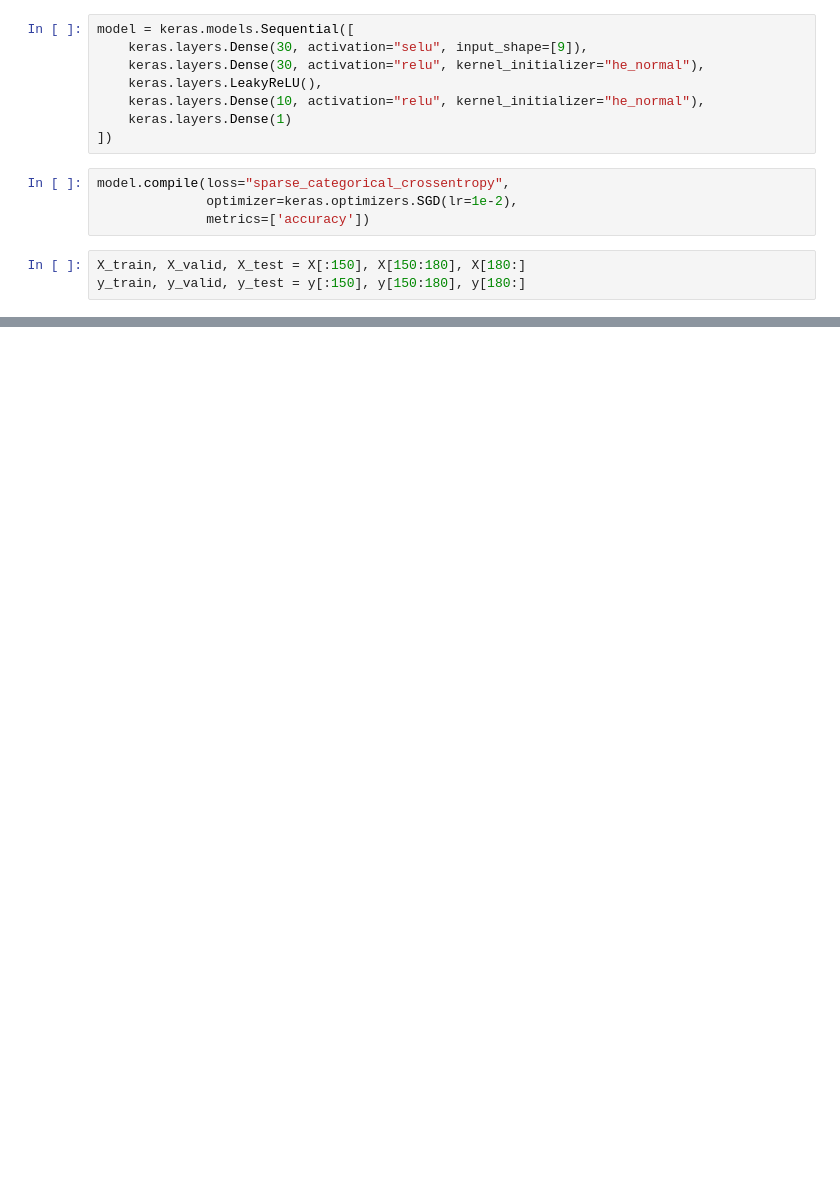
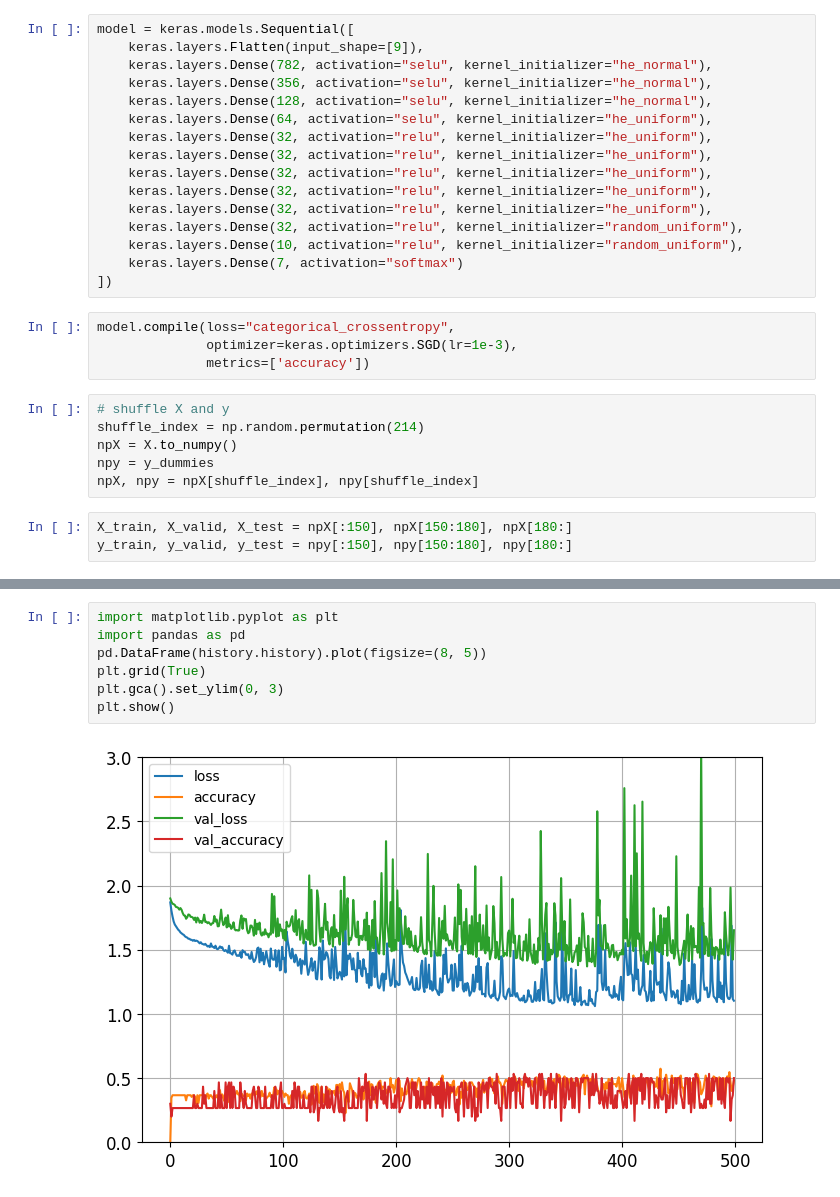
Before and after one commit to sinapy/COMP258-NeuralNetwork, a Jupyter notebook: week06-Assignment/Exercise2.ipynb, the cells around one changed output, grey strips where cells are left out. Drawn from its saved outputs; the diff is of its cells as text; blank space fills up the shorter version.

```diff
--- a/week06-Assignment/Exercise2.ipynb
+++ b/week06-Assignment/Exercise2.ipynb
@@ -54,15 +107,29 @@ mpl.rc('ytick', labelsize=12)
 # %%
 model = keras.models.Sequential([
-    keras.layers.Dense(30, activation="selu", input_shape=[9]),
-    keras.layers.Dense(30, activation="relu", kernel_initializer="he_normal"),
-    keras.layers.LeakyReLU(),
-    keras.layers.Dense(10, activation="relu", kernel_initializer="he_normal"),
-    keras.layers.Dense(1)
+    keras.layers.Flatten(input_shape=[9]),
+    keras.layers.Dense(782, activation="selu", kernel_initializer="he_normal"),
+    keras.layers.Dense(356, activation="selu", kernel_initializer="he_normal"),
+    keras.layers.Dense(128, activation="selu", kernel_initializer="he_normal"),
+    keras.layers.Dense(64, activation="selu", kernel_initializer="he_uniform"),
+    keras.layers.Dense(32, activation="relu", kernel_initializer="he_uniform"),
+    keras.layers.Dense(32, activation="relu", kernel_initializer="he_uniform"),
+    keras.layers.Dense(32, activation="relu", kernel_initializer="he_uniform"),
+    keras.layers.Dense(32, activation="relu", kernel_initializer="he_uniform"),
+    keras.layers.Dense(32, activation="relu", kernel_initializer="he_uniform"),
+    keras.layers.Dense(32, activation="relu", kernel_initializer="random_uniform"),
+    keras.layers.Dense(10, activation="relu", kernel_initializer="random_uniform"),
+    keras.layers.Dense(7, activation="softmax")
 ])
 # %%
-model.compile(loss="sparse_categorical_crossentropy",
-              optimizer=keras.optimizers.SGD(lr=1e-2),
+model.compile(loss="categorical_crossentropy",
+              optimizer=keras.optimizers.SGD(lr=1e-3),
               metrics=['accuracy'])
+# %%
+# shuffle X and y
+shuffle_index = np.random.permutation(214)
+npX = X.to_numpy()
+npy = y_dummies
+npX, npy = npX[shuffle_index], npy[shuffle_index]
 # %%
-X_train, X_valid, X_test = X[:150], X[150:180], X[180:]
-y_train, y_valid, y_test = y[:150], y[150:180], y[180:]
+X_train, X_valid, X_test = npX[:150], npX[150:180], npX[180:]
+y_train, y_valid, y_test = npy[:150], npy[150:180], npy[180:]
@@ -70,0 +176,9 @@ history = model.fit(X_train, y_train, epochs=500, validation_data=(X_valid, y_va
+# %%
+import matplotlib.pyplot as plt
+import pandas as pd
+pd.DataFrame(history.history).plot(figsize=(8, 5))
+plt.grid(True)
+plt.gca().set_ylim(0, 3)
+plt.show()
+# %% [output]
+[figure, added]
```
Also changed, not shown: parts of 7 cells of this notebook, 1 other file.
